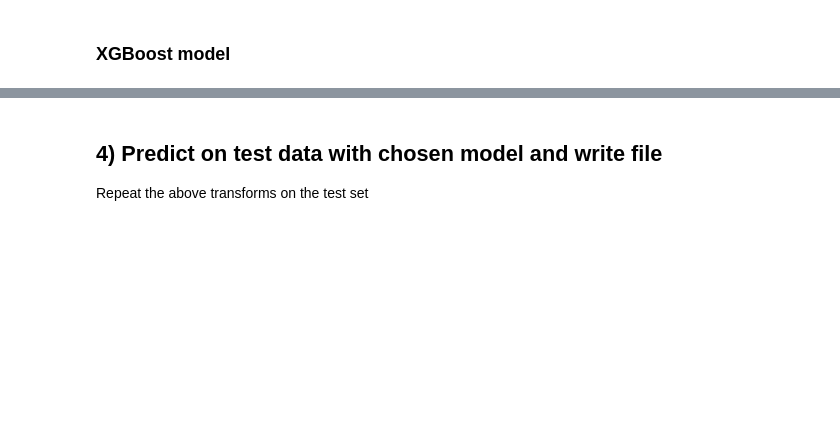
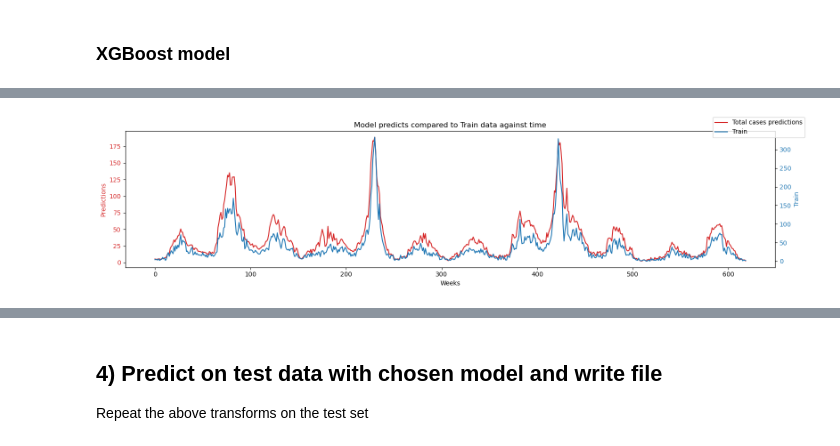
Before and after one commit to chepildev/Compet-DSR-one, a Jupyter notebook: Presentation.ipynb, the cells around one changed output, grey strips where cells are left out. Cells and saved outputs as stored; diff of their text form; code cells hidden in the pictures; blank space fills up the shorter version.

```diff
--- a/Presentation.ipynb
+++ b/Presentation.ipynb
@@ -289,3 +282,5 @@ array([-3.61660942e-02, -3.61660942e-02, -3.61660942e-02, -3.61660942e-02,
 # XG boost model for sj
 X, y = X_sj, y_sj
 tm.xg_model(X, y)
+score_sj, plots_sj = tm.xg_model(X, y)
+score_sj.sort_values(by='mae_test', ascending=True)
@@ -291,0 +305,8 @@ tm.xg_model(X, y)
+# %%
+row = 17
+y_pred = plots_sj[row]['pred_train']
+y = plots_sj[row]['y_train']
+test_or_train = 'Train'
+dv.plot_train_test(y_pred, y, test_or_train=test_or_train)
+# %% [output]
+[figure, added]
```
Also changed, not shown: parts of 22 cells of this notebook.
